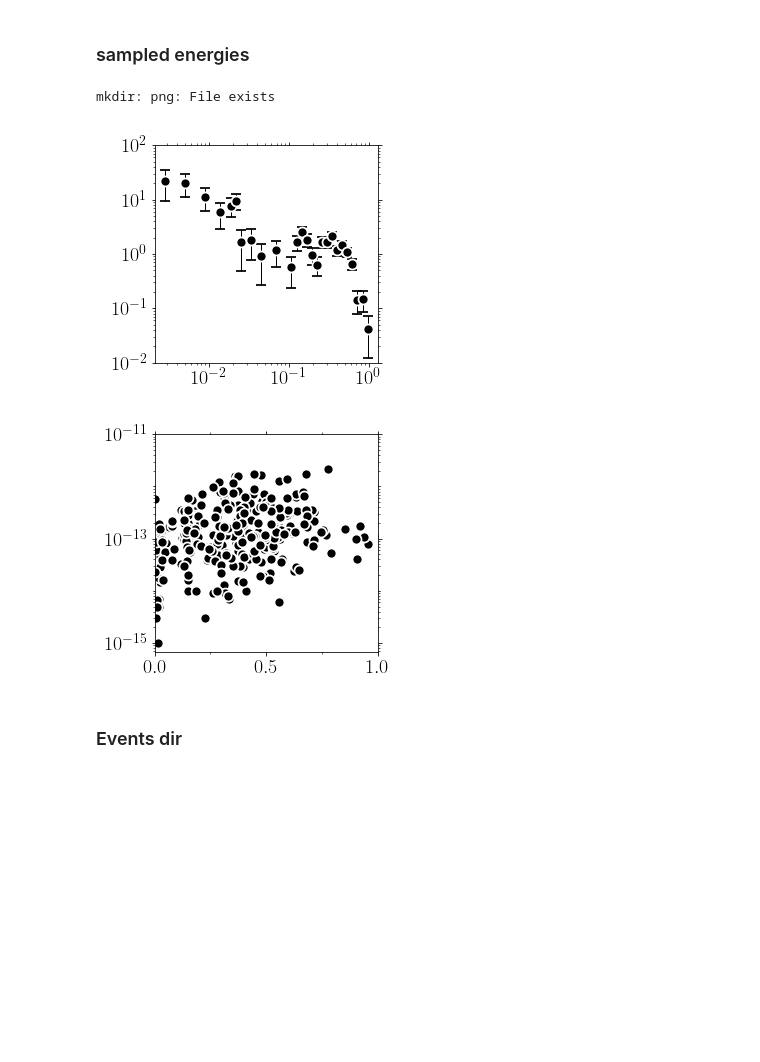
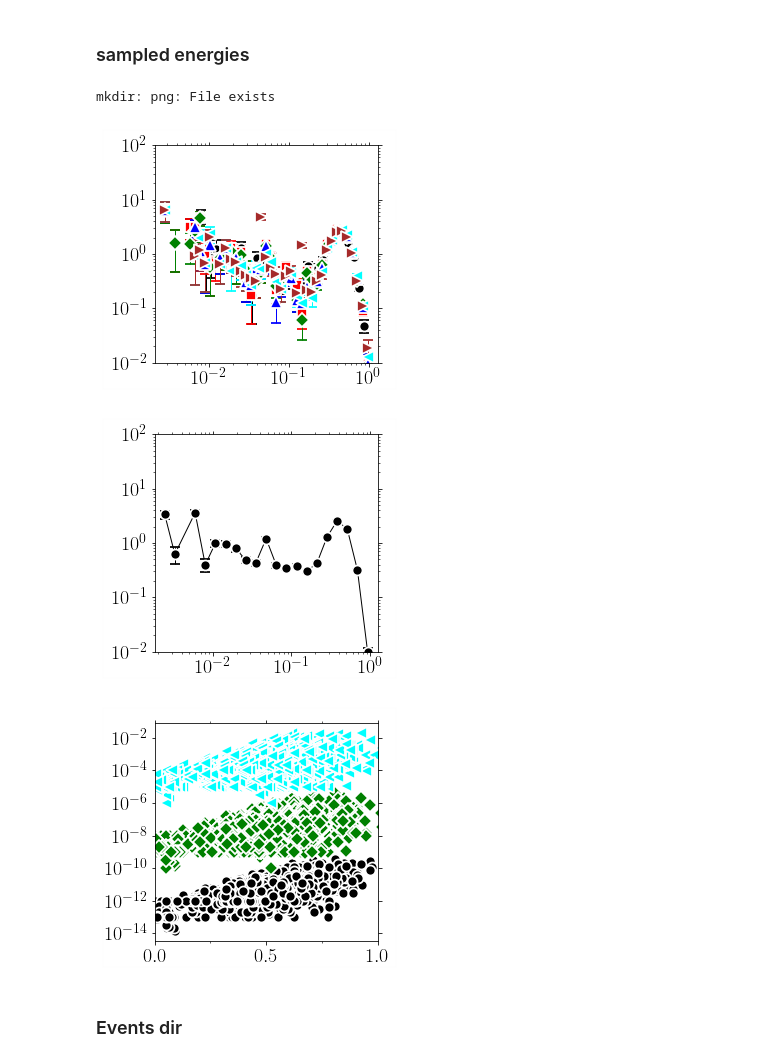
Before and after one commit to kkarimi62/vacancyDiffusion, a Jupyter notebook: postproc/postproc.ipynb, the cells around one changed output. Cells and saved outputs as stored; diff of their text form; code cells hidden in the pictures; blank space fills up the shorter version.

```diff
--- a/postproc/postproc.ipynb
+++ b/postproc/postproc.ipynb
@@ -1161,8 +1162,8 @@ if not eval(confParser['flags']['RemoteMachine']):
     temp.Fit(Plot=True,
              shift=True,
 #             bounds=([0, 0, 0,0.999], [1e-2, 1e-3, 1,1.001]),
-             p0=[2.450192558293684e-08, 0.00023822488904874157, 0.9999977703994274, 0.9991059679876155],
-#            p0=[[1e-08, 1e-4, 1e2, 1.0]],
+#             p0=[2.450192558293684e-08, 0.00023822488904874157, 0.9999977703994274, 0.9991059679876155],
+            p0=[[1e-08, 1e-4, 1e2, 1.0]],
              SIGMA=True, #--- comment for ni
              plotAttrs={'yscale':'log',
                   'xscale':'log',
@@ -1650,8 +1651,11 @@ class EnergyStats(Temperature):
                        Plot=False,
                               )
         else:
+                data = data_concat[:,column_energy]
+                data = data[data > 0.0]
+
                 #--- histogram
-                hist, bin_edges, err = utl.GetPDF(data_concat[:,column_energy],n_per_decade=n_per_decade)
+                hist, bin_edges, err = utl.GetPDF(data,n_per_decade=n_per_decade)
 
                 #--- filtr
                 filtr = hist == err
@@ -1744,43 +1748,56 @@ if not eval(confParser['flags']['RemoteMachine']):
     !mkdir png
 
     stats = EnergyStats(
-#        [1000,1200,1400,1600,1800,2000],8,
-        [2000],8,#[1000,1200,1400,1600,1800,2000],8,
-#        [1000,1400,1800],8,
+        [1000,1200,1400,1600,1800,2000],8,
 #        np.arange(1000,1440,40),1,
 #        verbose=True
                      )
-    stats.Parse( list(map(lambda x:'CantorNatom16KTemp%sKEnsemble8/Run%s/msd/timeseries.txt'%(x[0],x[1]),
-#    stats.Parse( list(map(lambda x:'NiCoCrNatom1KTemp%sK/Run%s/msd/timeseries.txt'%(x[0],x[1]),
+#    stats.Parse( list(map(lambda x:'CantorNatom16KTemp%sKEnsemble8/Run%s/msd/timeseries.txt'%(x[0],x[1]),
+    stats.Parse( list(map(lambda x:'NiCoCrNatom1KTemp%sK/Run%s/msd/timeseries.txt'%(x[0],x[1]),
 #    stats.Parse( list(map(lambda x:'NiNatom16KTemp%sK/Run%s/msd/timeseries.txt'%(x[0],x[1]),
                          stats.temps_runs ))
                )
     stats.PlotPdf(scale=False,
                         **{'xscale':'log',
                   'yscale':'log',
 #                   'xlim':(1e-3,1e0),
                    'ylim':(1e-2,1e2), #(1e-5,1e2),
 #                           'xstr':r'$\Delta t$',
 #                           'ystr':r'$P(\Delta t)$',
 #                        'ndecade_x':2,'ndecade_y':2,
                    'title':'png/BarrierPdf_cantor.png'},
 
                        )
+
+    stats.PlotPdfConcat(scale=False,
+                        splitByType = False,
+                        **{'xscale':'log',
+                      'yscale':'log',
+    #                   'xlim':(1e-3,1e0),
+                       'ylim':(1e-2,1e2), #(1e-5,1e2),
+    #                           'xstr':r'$\Delta t$',
+    #                           'ystr':r'$P(\Delta t)$',
+    #                        'ndecade_x':2,'ndecade_y':2,
+    #                   'title':'png/BarrierPdf_cantor.png'
+                          },
+                       )
+
     stats.Scatter(nevery=2,
                 **{'xscale':'linear',
                   'yscale':'log',
                    'xlim':(0,1),
 #                   'ylim':(1e-3,1e1), #(1e-5,1e2),
 #                           'xstr':r'$\Delta t$',
 #                           'ystr':r'$P(\Delta t)$',
                         'ndecade_y':2,
                    'title':'png/twVsEnergy_cantor.png',
                   }
 )
 # %% [output]
 mkdir: png: File exists
-[figure, old version]
+[figure, new version]
-[figure, old version]
+[figure, new version]
+[figure, added]
 # %% [markdown]
 ### Events dir
 # %%
```
Also changed, not shown: parts of 9 cells of this notebook.
